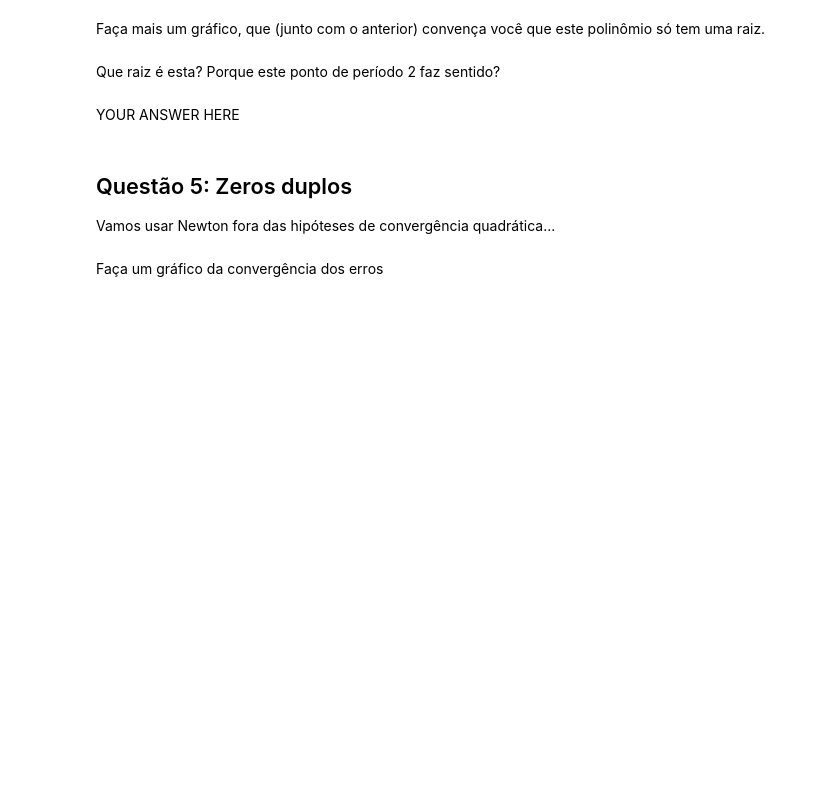
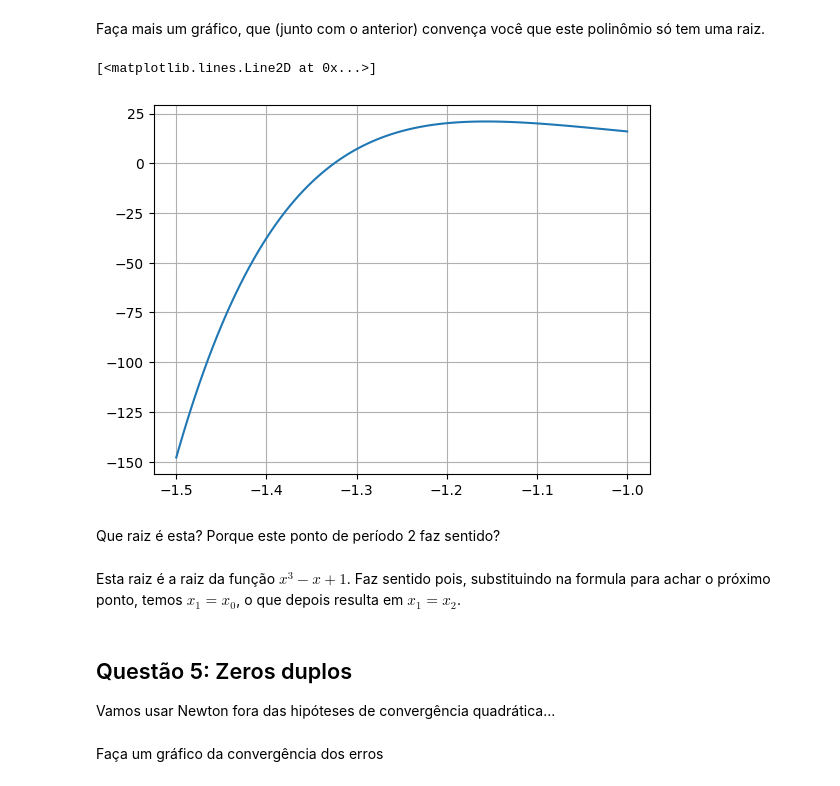
Before and after one commit to storino/sc-mae113, a Jupyter notebook: Teste3.ipynb, the cells around one changed output. Saved outputs shown, nothing was run; the diff lists cells and outputs as text; code cells hidden in the pictures; blank space fills up the shorter version.

```diff
--- a/Teste3.ipynb
+++ b/Teste3.ipynb
@@ -133,13 +146,19 @@ raise NotImplementedError()
 # %% [markdown]
 Faça mais um gráfico, que (junto com o anterior) convença você que este polinômio só tem uma raiz.
 # %%
-# YOUR CODE HERE
-raise NotImplementedError()
+xs = np.linspace(-1.5, -1, 100)
+ys = periodo2(xs)
+
+plt.grid()
+plt.plot(xs, ys)
+# %% [output]
+[<matplotlib.lines.Line2D at 0x...>]
+[figure, added]
 # %% [markdown]
 Que raiz é esta?
 Porque este ponto de período 2 faz sentido?
 # %% [markdown]
-YOUR ANSWER HERE
+Esta raiz é a raiz da função $x^3-x+1$. Faz sentido pois, substituindo na formula para achar o próximo ponto, temos $x_1 = x_0$, o que depois resulta em $x_1 = x_2$.
 # %% [markdown]
 ## Questão 5: Zeros duplos
 
```
Also changed, not shown: parts of 11 cells of this notebook.
